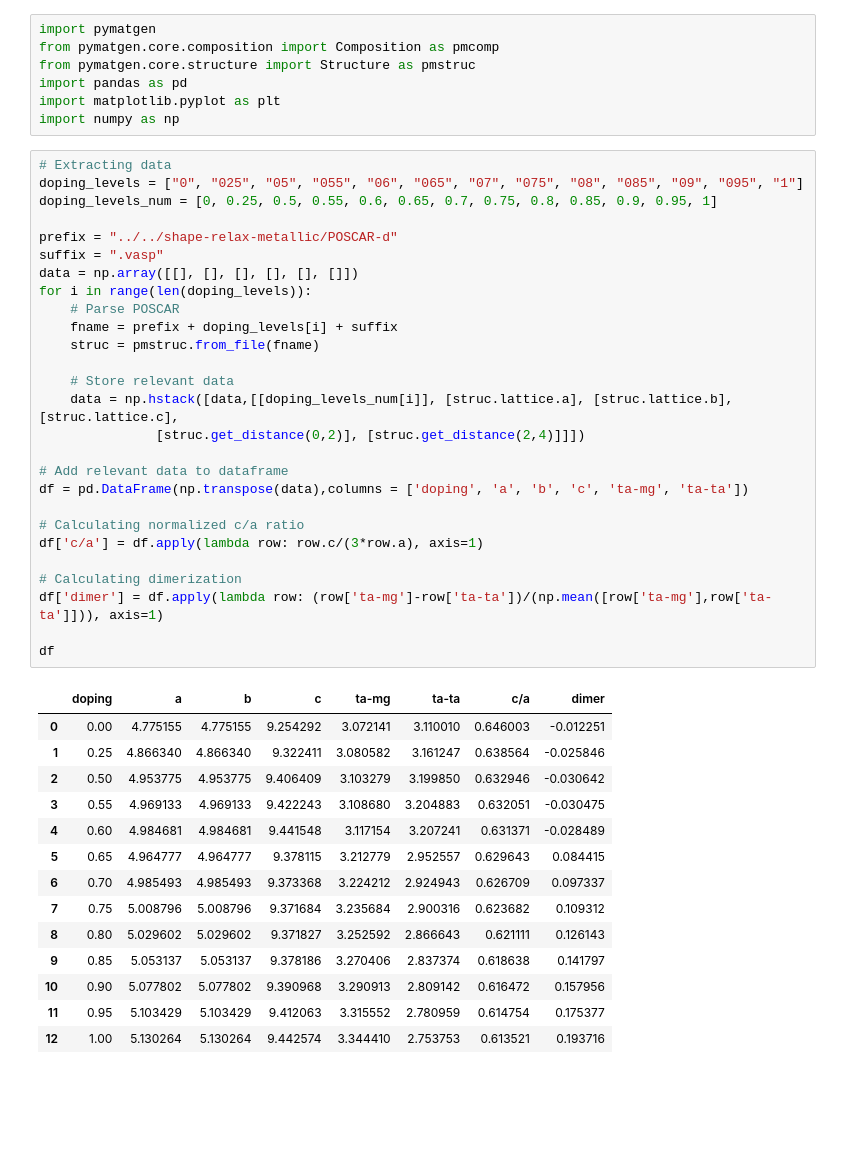
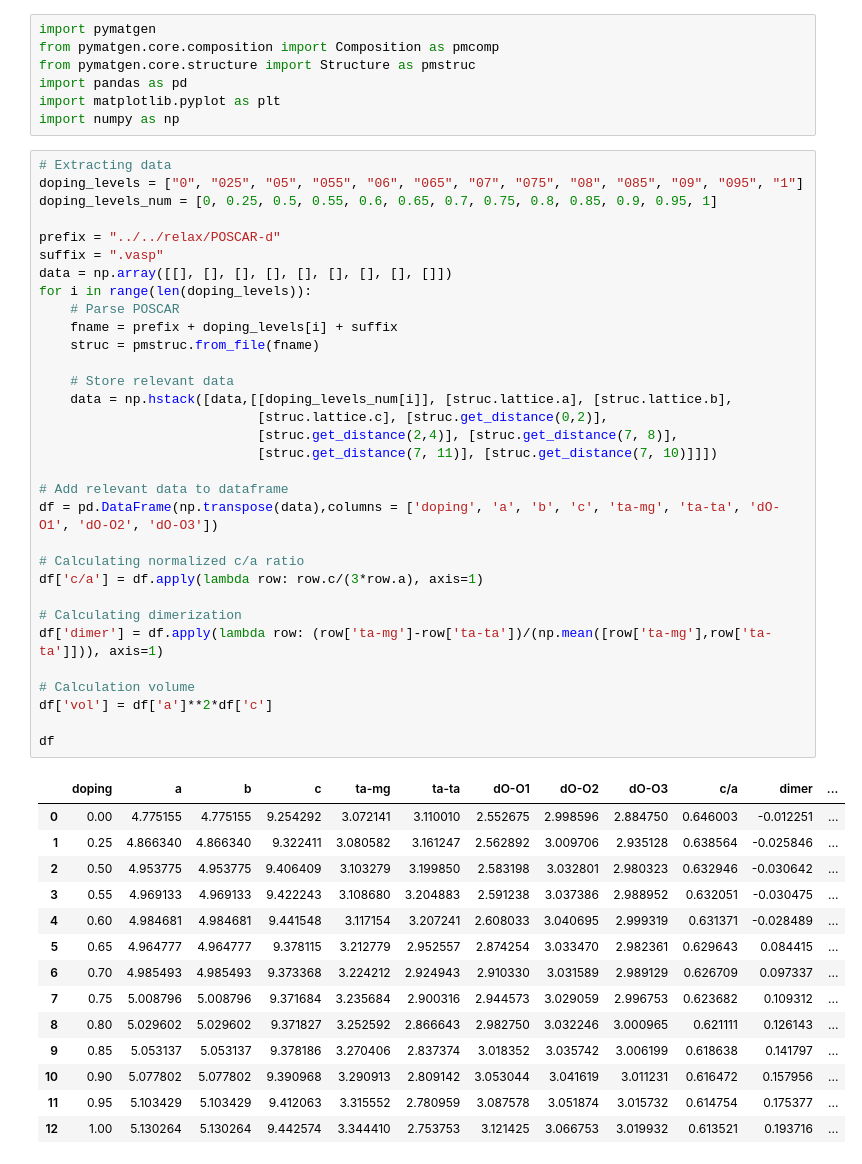
Before and after one commit to kyledmiller/kdm_vault, a Jupyter notebook: scripts_dft/plot_measurements.ipynb, the cells around one changed output. Drawn from its saved outputs; the diff is of its cells as text; blank space fills up the shorter version.

```diff
--- a/scripts_dft/plot_measurements.ipynb
+++ b/scripts_dft/plot_measurements.ipynb
@@ -8,44 +8,49 @@ import numpy as np
 # %%
 # Extracting data
 doping_levels = ["0", "025", "05", "055", "06", "065", "07", "075", "08", "085", "09", "095", "1"]
 doping_levels_num = [0, 0.25, 0.5, 0.55, 0.6, 0.65, 0.7, 0.75, 0.8, 0.85, 0.9, 0.95, 1]
 
-prefix = "../../shape-relax-metallic/POSCAR-d"
+prefix = "../../relax/POSCAR-d"
 suffix = ".vasp"
-data = np.array([[], [], [], [], [], []])
+data = np.array([[], [], [], [], [], [], [], [], []])
 for i in range(len(doping_levels)):
     # Parse POSCAR
     fname = prefix + doping_levels[i] + suffix
     struc = pmstruc.from_file(fname)
 
     # Store relevant data
-    data = np.hstack([data,[[doping_levels_num[i]], [struc.lattice.a], [struc.lattice.b], [struc.lattice.c],
-               [struc.get_distance(0,2)], [struc.get_distance(2,4)]]])
+    data = np.hstack([data,[[doping_levels_num[i]], [struc.lattice.a], [struc.lattice.b],
+                            [struc.lattice.c], [struc.get_distance(0,2)],
+                            [struc.get_distance(2,4)], [struc.get_distance(7, 8)],
+                            [struc.get_distance(7, 11)], [struc.get_distance(7, 10)]]])
 
 # Add relevant data to dataframe
-df = pd.DataFrame(np.transpose(data),columns = ['doping', 'a', 'b', 'c', 'ta-mg', 'ta-ta'])
+df = pd.DataFrame(np.transpose(data),columns = ['doping', 'a', 'b', 'c', 'ta-mg', 'ta-ta', 'dO-O1', 'dO-O2', 'dO-O3'])
 
 # Calculating normalized c/a ratio
 df['c/a'] = df.apply(lambda row: row.c/(3*row.a), axis=1)
 
 # Calculating dimerization
 df['dimer'] = df.apply(lambda row: (row['ta-mg']-row['ta-ta'])/(np.mean([row['ta-mg'],row['ta-ta']])), axis=1)
 
+# Calculation volume
+df['vol'] = df['a']**2*df['c']
+
 df
 # %% [output]
-|  | doping | a | b | c | ta-mg | ta-ta | c/a | dimer |
-| 0 | 0.00 | 4.775155 | 4.775155 | 9.254292 | 3.072141 | 3.110010 | 0.646003 | -0.012251 |
-| 1 | 0.25 | 4.866340 | 4.866340 | 9.322411 | 3.080582 | 3.161247 | 0.638564 | -0.025846 |
-| 2 | 0.50 | 4.953775 | 4.953775 | 9.406409 | 3.103279 | 3.199850 | 0.632946 | -0.030642 |
-| 3 | 0.55 | 4.969133 | 4.969133 | 9.422243 | 3.108680 | 3.204883 | 0.632051 | -0.030475 |
-| 4 | 0.60 | 4.984681 | 4.984681 | 9.441548 | 3.117154 | 3.207241 | 0.631371 | -0.028489 |
-| 5 | 0.65 | 4.964777 | 4.964777 | 9.378115 | 3.212779 | 2.952557 | 0.629643 | 0.084415 |
-| 6 | 0.70 | 4.985493 | 4.985493 | 9.373368 | 3.224212 | 2.924943 | 0.626709 | 0.097337 |
-| 7 | 0.75 | 5.008796 | 5.008796 | 9.371684 | 3.235684 | 2.900316 | 0.623682 | 0.109312 |
-| 8 | 0.80 | 5.029602 | 5.029602 | 9.371827 | 3.252592 | 2.866643 | 0.621111 | 0.126143 |
-| 9 | 0.85 | 5.053137 | 5.053137 | 9.378186 | 3.270406 | 2.837374 | 0.618638 | 0.141797 |
-| 10 | 0.90 | 5.077802 | 5.077802 | 9.390968 | 3.290913 | 2.809142 | 0.616472 | 0.157956 |
-| 11 | 0.95 | 5.103429 | 5.103429 | 9.412063 | 3.315552 | 2.780959 | 0.614754 | 0.175377 |
-| 12 | 1.00 | 5.130264 | 5.130264 | 9.442574 | 3.344410 | 2.753753 | 0.613521 | 0.193716 |
+|  | doping | a | b | c | ta-mg | ta-ta | dO-O1 | dO-O2 | dO-O3 | c/a | dimer | ... |
+| 0 | 0.00 | 4.775155 | 4.775155 | 9.254292 | 3.072141 | 3.110010 | 2.552675 | 2.998596 | 2.884750 | 0.646003 | -0.012251 | ... |
+| 1 | 0.25 | 4.866340 | 4.866340 | 9.322411 | 3.080582 | 3.161247 | 2.562892 | 3.009706 | 2.935128 | 0.638564 | -0.025846 | ... |
+| 2 | 0.50 | 4.953775 | 4.953775 | 9.406409 | 3.103279 | 3.199850 | 2.583198 | 3.032801 | 2.980323 | 0.632946 | -0.030642 | ... |
+| 3 | 0.55 | 4.969133 | 4.969133 | 9.422243 | 3.108680 | 3.204883 | 2.591238 | 3.037386 | 2.988952 | 0.632051 | -0.030475 | ... |
+| 4 | 0.60 | 4.984681 | 4.984681 | 9.441548 | 3.117154 | 3.207241 | 2.608033 | 3.040695 | 2.999319 | 0.631371 | -0.028489 | ... |
+| 5 | 0.65 | 4.964777 | 4.964777 | 9.378115 | 3.212779 | 2.952557 | 2.874254 | 3.033470 | 2.982361 | 0.629643 | 0.084415 | ... |
+| 6 | 0.70 | 4.985493 | 4.985493 | 9.373368 | 3.224212 | 2.924943 | 2.910330 | 3.031589 | 2.989129 | 0.626709 | 0.097337 | ... |
+| 7 | 0.75 | 5.008796 | 5.008796 | 9.371684 | 3.235684 | 2.900316 | 2.944573 | 3.029059 | 2.996753 | 0.623682 | 0.109312 | ... |
+| 8 | 0.80 | 5.029602 | 5.029602 | 9.371827 | 3.252592 | 2.866643 | 2.982750 | 3.032246 | 3.000965 | 0.621111 | 0.126143 | ... |
+| 9 | 0.85 | 5.053137 | 5.053137 | 9.378186 | 3.270406 | 2.837374 | 3.018352 | 3.035742 | 3.006199 | 0.618638 | 0.141797 | ... |
+| 10 | 0.90 | 5.077802 | 5.077802 | 9.390968 | 3.290913 | 2.809142 | 3.053044 | 3.041619 | 3.011231 | 0.616472 | 0.157956 | ... |
+| 11 | 0.95 | 5.103429 | 5.103429 | 9.412063 | 3.315552 | 2.780959 | 3.087578 | 3.051874 | 3.015732 | 0.614754 | 0.175377 | ... |
+| 12 | 1.00 | 5.130264 | 5.130264 | 9.442574 | 3.344410 | 2.753753 | 3.121425 | 3.066753 | 3.019932 | 0.613521 | 0.193716 | ... |
 # %%
 ### Plotting c/a ###
```
Also changed, not shown: parts of 6 cells of this notebook, 7 other files.
